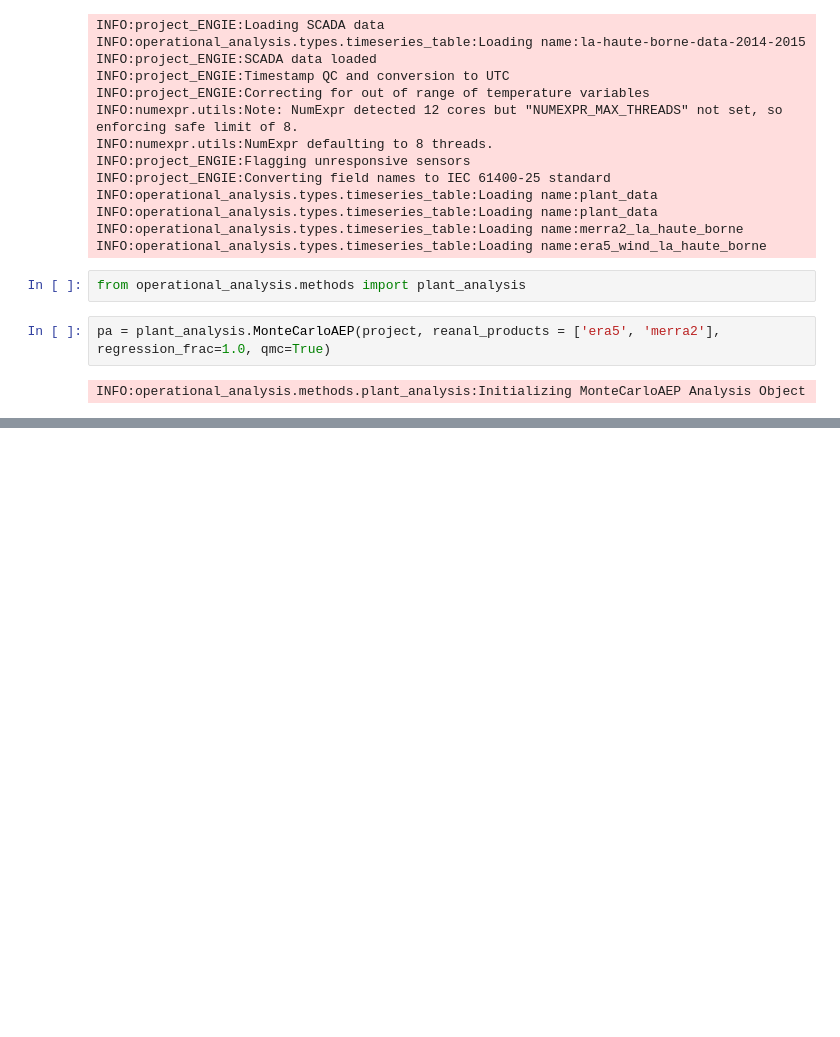
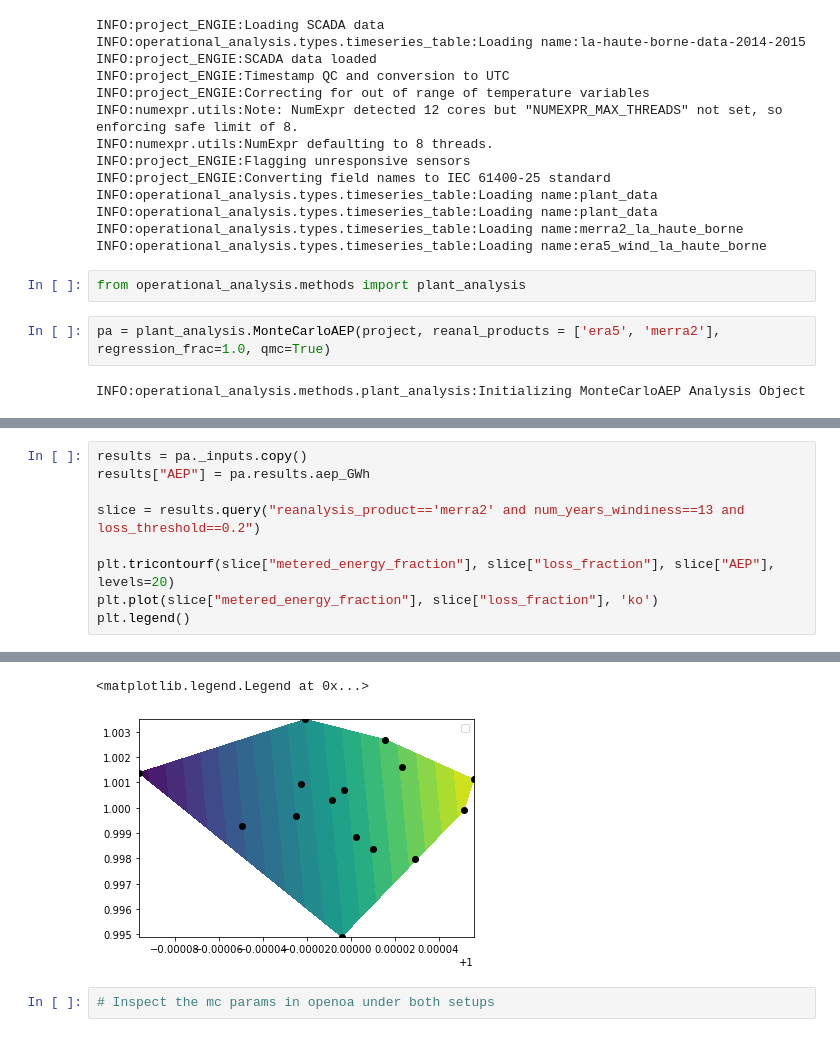
Before and after one commit to jordanperr/appm5650finalproject, a Jupyter notebook: exploratory-openoa.ipynb, the cells around one changed output, grey strips where cells are left out. Cells and saved outputs as stored; diff of their text form; blank space fills up the shorter version.

```diff
--- a/exploratory-openoa.ipynb
+++ b/exploratory-openoa.ipynb
@@ -58,0 +94,10 @@ pa.results["aep_GWh"].std()
+# %%
+results = pa._inputs.copy()
+results["AEP"] = pa.results.aep_GWh
+
+slice = results.query("reanalysis_product=='merra2' and num_years_windiness==13 and loss_threshold==0.2")
+
+plt.tricontourf(slice["metered_energy_fraction"], slice["loss_fraction"], slice["AEP"], levels=20)
+plt.plot(slice["metered_energy_fraction"], slice["loss_fraction"], 'ko')
+plt.legend()
+# %% [output]
@@ -58,0 +105,4 @@ pa.results["aep_GWh"].std()
+<matplotlib.legend.Legend at 0x...>
+[figure, added]
+# %%
+# Inspect the mc params in openoa under both setups
```
Also changed, not shown: parts of 15 cells of this notebook, 9 other files.
